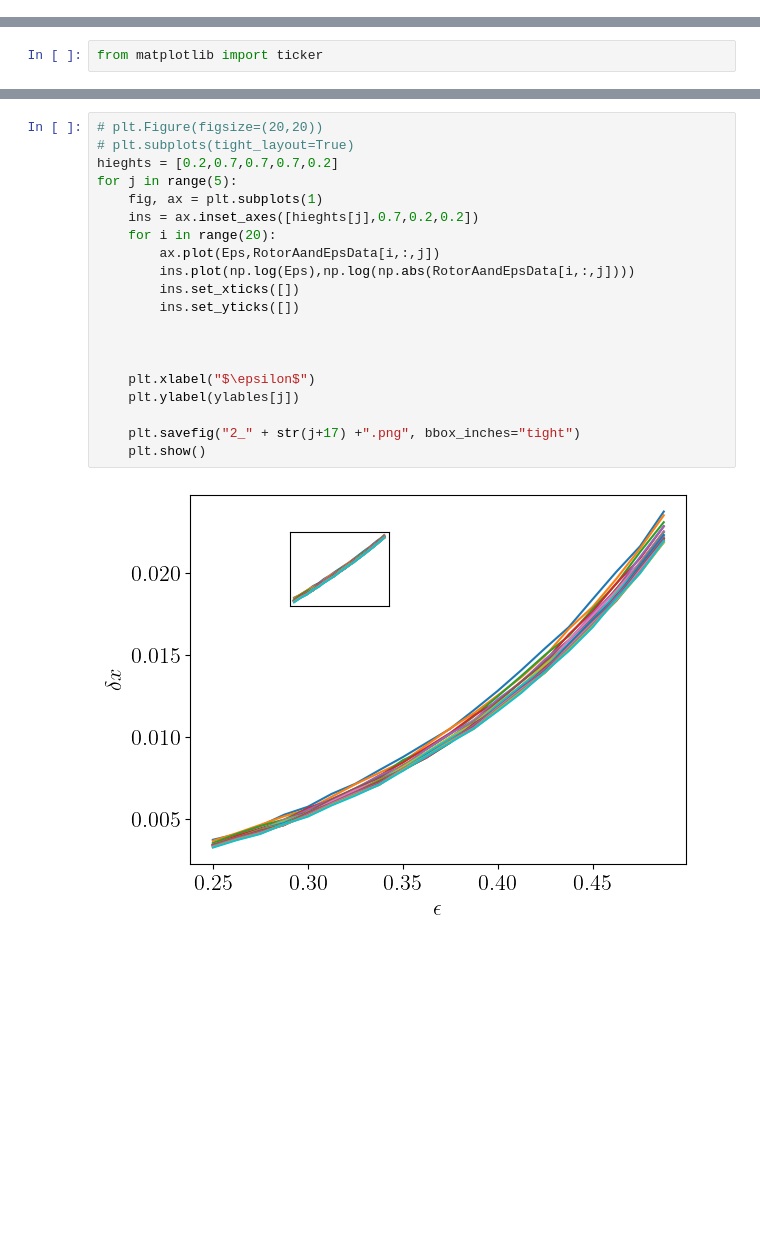
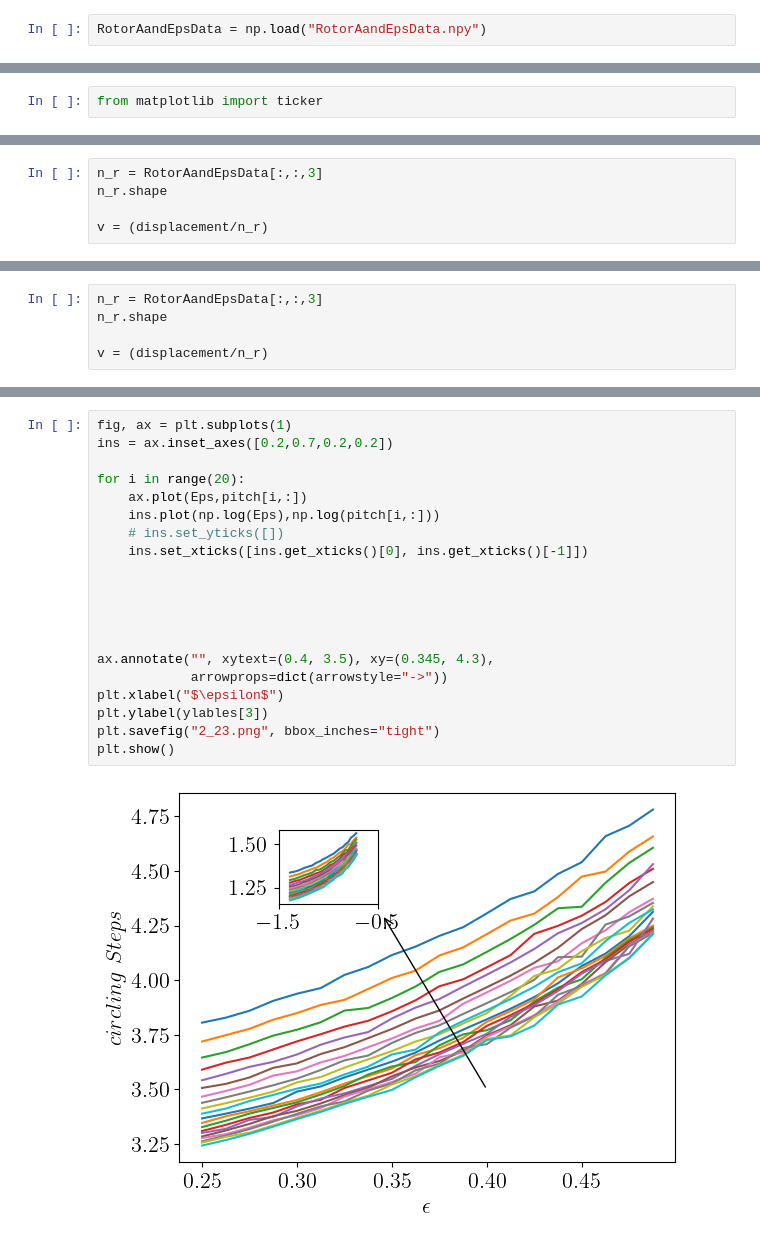
Before and after one commit to alireza-astane/starSwimmer3D, a Jupyter notebook: swimmerProject/phase2.ipynb, the cells around one changed output, grey strips where cells are left out. Drawn from its saved outputs; the diff is of its cells as text; blank space fills up the shorter version.

```diff
--- a/swimmerProject/phase2.ipynb
+++ b/swimmerProject/phase2.ipynb
@@ -816,2 +794,4 @@ FileNotFoundError: [Errno 2] No such file or directory: 'q.npy'
 # %%
 np.save("RotorAandEpsData.npy",RotorAandEpsData)
+# %%
+RotorAandEpsData = np.load("RotorAandEpsData.npy")
@@ -980,3 +907,8 @@ for j in range(5):
+# %%
+n_r = RotorAandEpsData[:,:,3]
+n_r.shape
+
+v = (displacement/n_r)
 # %%
 fig, ax = plt.subplots(1)
 ins = ax.inset_axes([0.7,0.7,0.2,0.2])
@@ -1037 +993,6 @@ plt.show()
+# %%
+n_r = RotorAandEpsData[:,:,3]
+n_r.shape
+
+v = (displacement/n_r)
 # %%
@@ -1059,22 +1014,22 @@ plt.show()
 # %%
-# plt.Figure(figsize=(20,20))
-# plt.subplots(tight_layout=True)
-hieghts = [0.2,0.7,0.7,0.7,0.2]
-for j in range(5):
-    fig, ax = plt.subplots(1)
-    ins = ax.inset_axes([hieghts[j],0.7,0.2,0.2])
-    for i in range(20):
-        ax.plot(Eps,RotorAandEpsData[i,:,j])
-        ins.plot(np.log(Eps),np.log(np.abs(RotorAandEpsData[i,:,j])))
-        ins.set_xticks([])
-        ins.set_yticks([])
+fig, ax = plt.subplots(1)
+ins = ax.inset_axes([0.2,0.7,0.2,0.2])
+
+for i in range(20):
+    ax.plot(Eps,pitch[i,:])
+    ins.plot(np.log(Eps),np.log(pitch[i,:]))
+    # ins.set_yticks([])
+    ins.set_xticks([ins.get_xticks()[0], ins.get_xticks()[-1]])
 
 
 
-    plt.xlabel("$\epsilon$")
-    plt.ylabel(ylables[j])
 
-    plt.savefig("2_" + str(j+17) +".png", bbox_inches="tight")
-    plt.show()
+
+ax.annotate("", xytext=(0.4, 3.5), xy=(0.345, 4.3),
+            arrowprops=dict(arrowstyle="->"))
+plt.xlabel("$\epsilon$")
+plt.ylabel(ylables[3])
+plt.savefig("2_23.png", bbox_inches="tight")
+plt.show()
 # %% [output]
-[figure, old version]
+[figure, new version]
```
Also changed, not shown: parts of 17 cells of this notebook, 16 other files.
